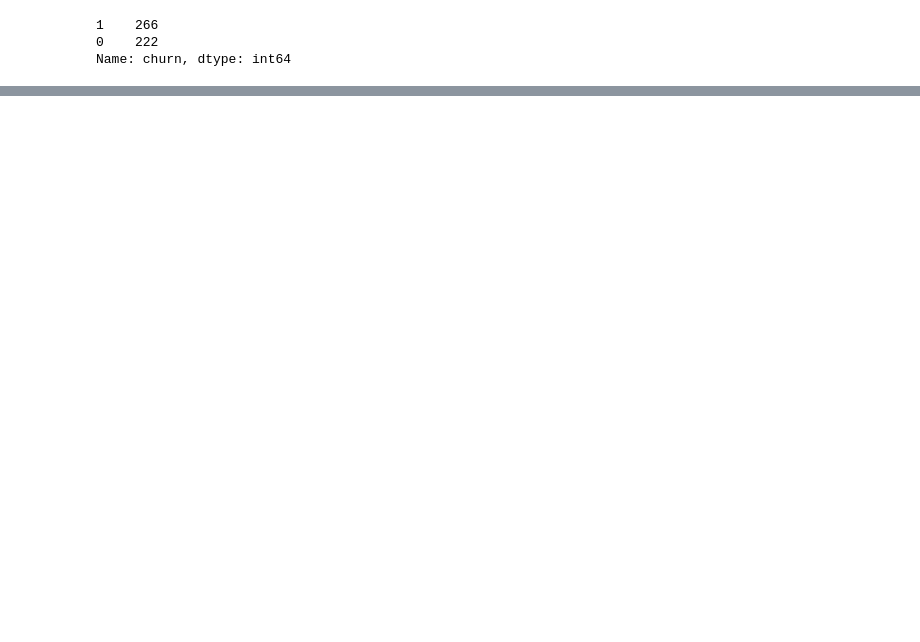
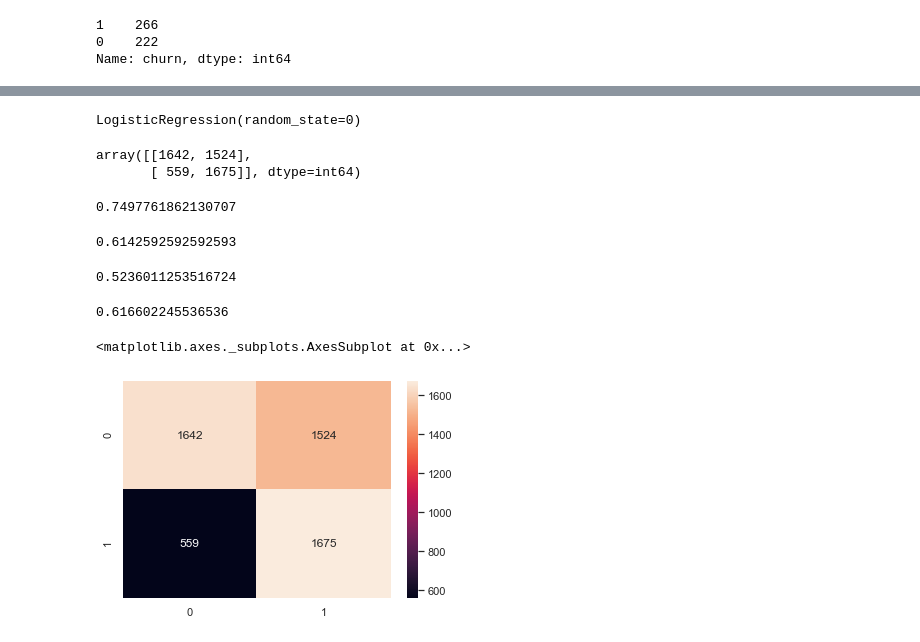
Before and after one commit to allenvarughese22/Machine-Learning-Projects---Learning, a Jupyter notebook: Churn Prediction/Churn_Prediction.ipynb, the cells around one changed output, grey strips where cells are left out. Cells and saved outputs as stored; diff of their text form; code cells hidden in the pictures; blank space fills up the shorter version.

```diff
--- a/Churn Prediction/Churn_Prediction.ipynb
+++ b/Churn Prediction/Churn_Prediction.ipynb
@@ -208,0 +588,7 @@ Name: churn, dtype: int64
+# %%
+X_train2.columns = X_train.columns
+X_test.columns = X_test.columns.values
+X_train2.index = X_train.index.values
+X_test.index = X_test.index.values
+X_train = X_train2
+X_test = X_test2
@@ -208,0 +602,8 @@ Name: churn, dtype: int64
+# %%
+from sklearn.linear_model import LogisticRegression
+classifier = LogisticRegression(random_state=0)
+classifier.fit(X_train,y_train)
+# %% [output]
+LogisticRegression(random_state=0)
+# %%
+y_pred = classifier.predict(X_test)
@@ -208,0 +612,28 @@ Name: churn, dtype: int64
+# %%
+cm = confusion_matrix(y_test,y_pred)
+# %%
+cm
+# %% [output]
+array([[1642, 1524],
+       [ 559, 1675]], dtype=int64)
+# %%
+recall_score(y_test,y_pred)
+# %% [output]
+0.7497761862130707
+# %%
+accuracy_score(y_test,y_pred)
+# %% [output]
+0.6142592592592593
+# %%
+precision_score(y_test,y_pred)
+# %% [output]
+0.5236011253516724
+# %%
+f1_score(y_test,y_pred)
+# %% [output]
+0.616602245536536
+# %%
+sns.heatmap(cm, annot = True,fmt='.5g')
+# %% [output]
+<matplotlib.axes._subplots.AxesSubplot at 0x...>
+[figure, added]
```
Also changed, not shown: parts of 63 cells of this notebook.
